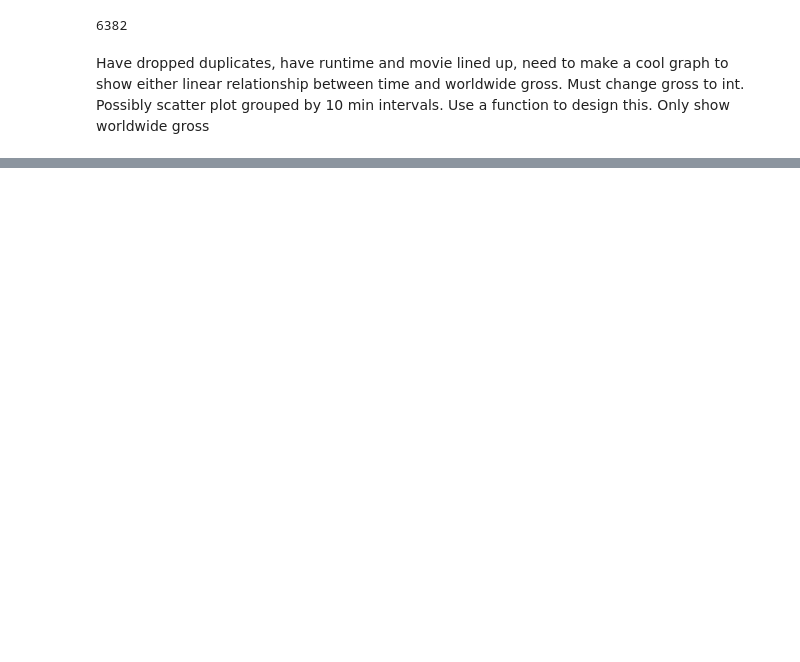
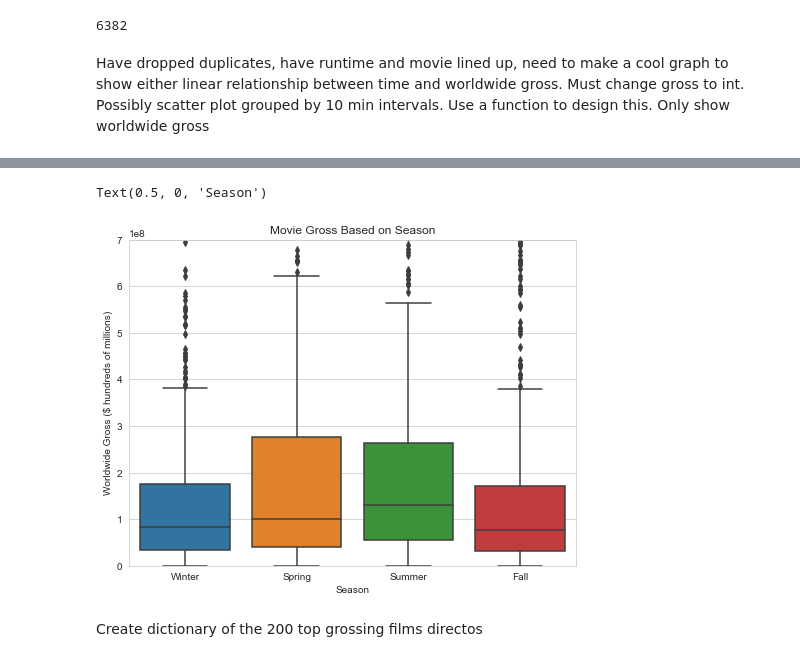
Before and after one commit to kuninethan95/dsc-phase-1-project, a Jupyter notebook: student.ipynb, the cells around one changed output, grey strips where cells are left out. Saved outputs shown, nothing was run; the diff lists cells and outputs as text; code cells hidden in the pictures; blank space fills up the shorter version.

```diff
--- a/student.ipynb
+++ b/student.ipynb
@@ -647,0 +777,15 @@ Have dropped duplicates, have runtime and movie lined up, need to make a cool gr
+# %%
+def seasons(month):
+    if (month >= 3) & (month <= 5):
+        return 'Spring'
+    elif (month >= 6) & (month <=8):
+        return 'Summer'
+    elif (month >= 9) & (month <=11):
+        return 'Fall'
+    else:
+        return 'Winter'
+
+
+
+
+seasons(3)
@@ -647,0 +794,2 @@ Have dropped duplicates, have runtime and movie lined up, need to make a cool gr
+# %%
+big_budget_2['Season'] = big_budget_2['month_num'].map(seasons)
@@ -647,0 +816,12 @@ Have dropped duplicates, have runtime and movie lined up, need to make a cool gr
+# %%
+fig, ax = plt.subplots(figsize=(8, 6))
+ax = sns.boxplot(x='Season', y='worldwide_gross', data=big_budget_2)
+ax.set_ylim(0, 700000000)
+ax.set_title('Movie Gross Based on Season')
+ax.set_ylabel('Worldwide Gross ($ hundreds of millions)')
+ax.set_xlabel('Season')
+# %% [output]
+Text(0.5, 0, 'Season')
+[figure, added]
+# %% [markdown]
+Create dictionary of the 200 top grossing films directos
```
Also changed, not shown: parts of 39 cells of this notebook.
